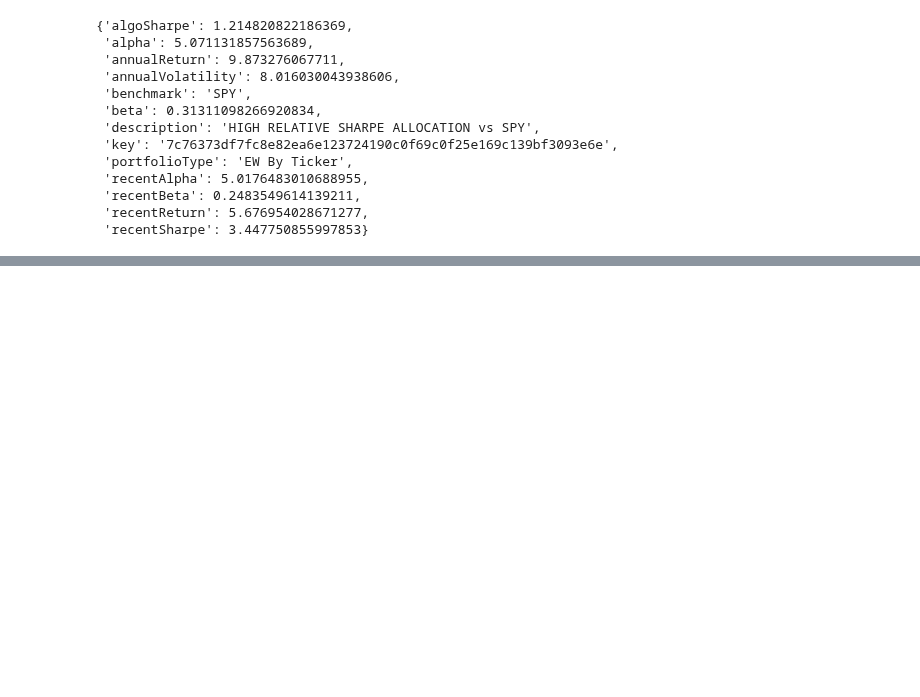
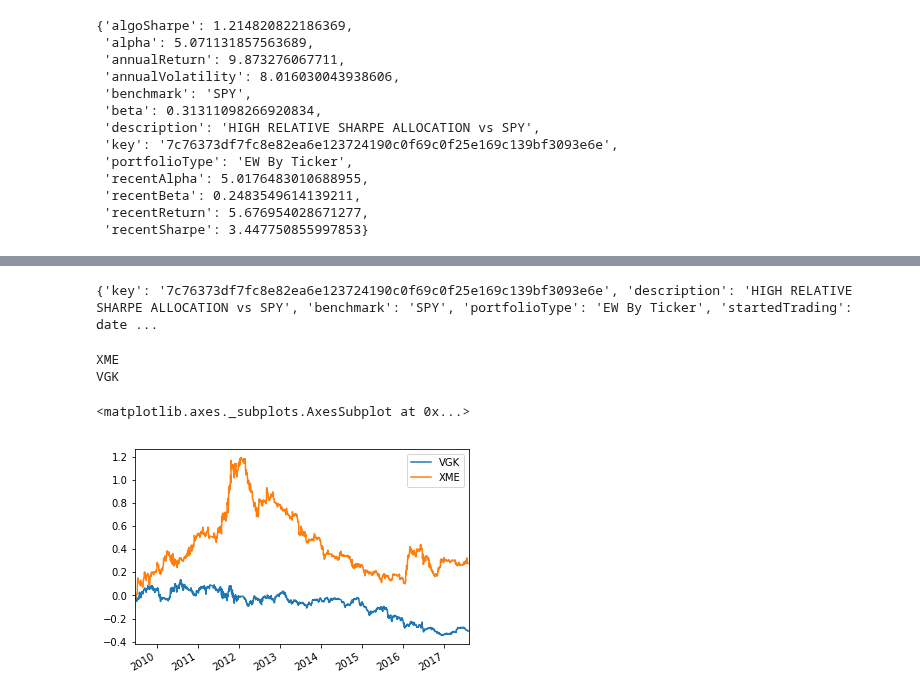
Before and after one commit to SignalBuilders/walkforwardTrader, a Jupyter notebook: Update All Daily.ipynb, the cells around one changed output, grey strips where cells are left out. Cells and saved outputs as stored; diff of their text form; code cells hidden in the pictures; blank space fills up the shorter version.

```diff
--- a/Update All Daily.ipynb
+++ b/Update All Daily.ipynb
@@ -377,0 +418,34 @@ TOTAL {'OEF': 0.21169922440507488, 'EWZ': 0.36147766727851055, 'EWT': 0.26605829
+# %%
+historicalAllocations, realizedAllocations =  getNetAllocationAcrossPortfolios()
+# %% [output]
+{'key': '7c76373df7fc8e82ea6e123724190c0f69c0f25e169c139bf3093e6e', 'description': 'HIGH RELATIVE SHARPE ALLOCATION vs SPY', 'benchmark': 'SPY', 'portfolioType': 'EW By Ticker', 'startedTrading': date ...
+# %%
+pulledData, unused_ = dataAck.downloadTickerData(historicalAllocations.columns.values)
+allocationJoinedData = dataAck.joinDatasets([pulledData[ticker] for ticker in pulledData])
+# %% [output]
+XME
+VGK
+# %%
+def estimateTransactionCost(allocationsTable, joinedData):
+    commissionPerTrade = 0.005
+    allocationChanges = allocationsTable.diff(1)
+    allocationChanges[0:1] = allocationsTable[0:1] ##ABSORB FULL CHANGE ON FIRST DAY
+    allocationChanges = allocationChanges.apply(lambda x:[abs(item * 0.005) for item in x], axis=1)
+
+    return allocationChanges
+# %%
+def calculatePerformanceForAllocations(allocations, joinedData):
+    rawAllocationPerformance = portfolioGeneration.calculatePerformanceForTable(allocations, allocations.columns, joinedData)
+    estimatedTransactionCost = estimateTransactionCost(allocations, joinedData)
+    allocationPerformance = rawAllocationPerformance - estimatedTransactionCost
+    return allocationPerformance, pd.DataFrame(allocationPerformance.apply(lambda x: sum(x), axis=1), columns = ["Fund Return"]),\
+        pd.DataFrame(estimatedTransactionCost.apply(lambda x: sum(x), axis=1), columns=["Fund Transaction Cost"])
+# %%
+performanceByTicker, fundPerformance, fundTransactionCost = calculatePerformanceForAllocations(historicalAllocations, allocationJoinedData)
+# %%
+import empyrical
+%matplotlib inline
+empyrical.cum_returns(performanceByTicker).plot()
+# %% [output]
+<matplotlib.axes._subplots.AxesSubplot at 0x...>
+[figure, added]
```
Also changed, not shown: parts of 9 cells of this notebook.
